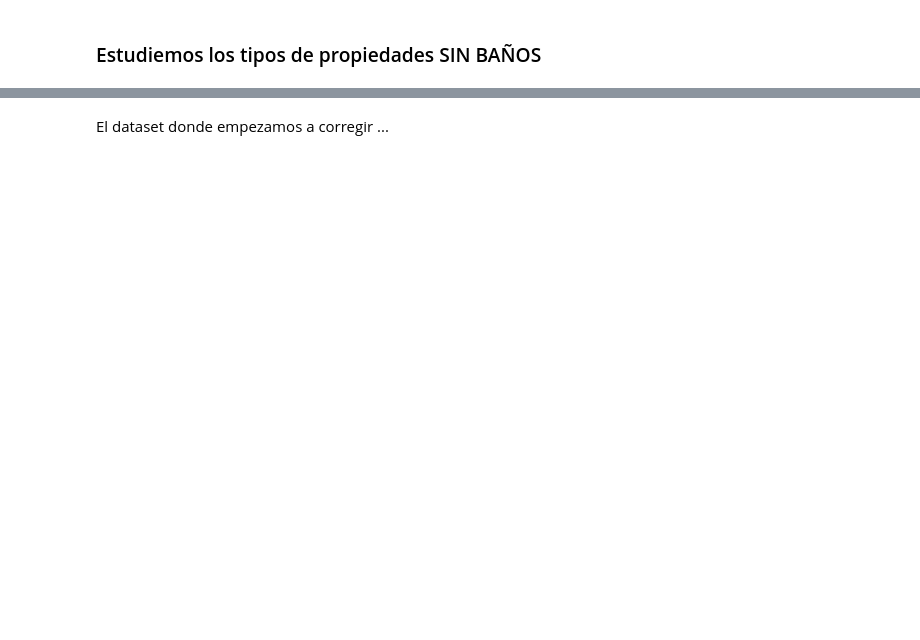
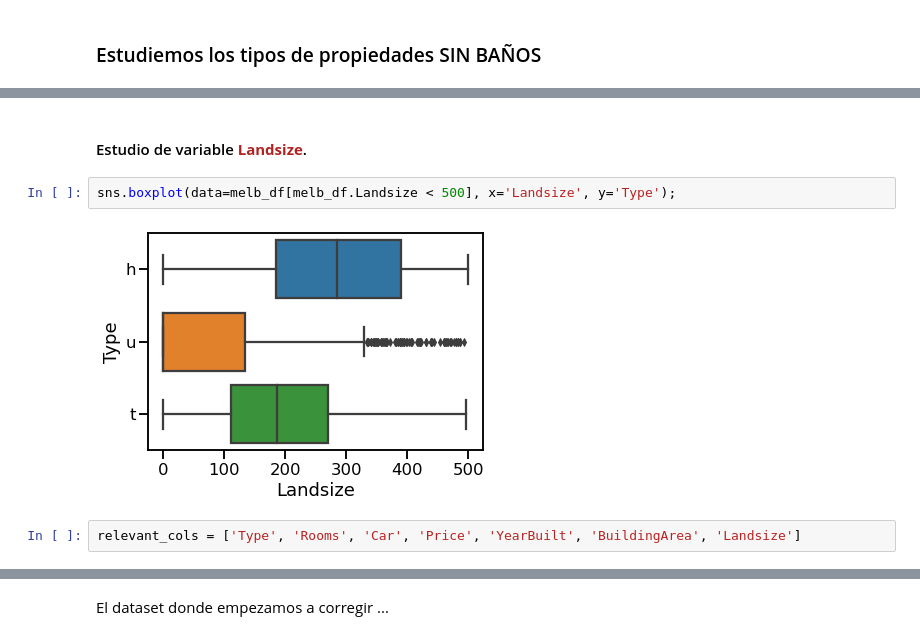
Before and after one commit to mgobbi289/DiploDatos, a Jupyter notebook: AnalisisyCuracion/03_DatosFaltantes.ipynb, the cells around one changed output, grey strips where cells are left out. Cells and saved outputs as stored; diff of their text form; blank space fills up the shorter version.

```diff
--- a/AnalisisyCuracion/03_DatosFaltantes.ipynb
+++ b/AnalisisyCuracion/03_DatosFaltantes.ipynb
@@ -269,0 +547,8 @@ melb_df.describe()
+# %% [markdown]
+#### Estudio de variable <span style="color:FireBrick">**Landsize**</span>.
+# %%
+sns.boxplot(data=melb_df[melb_df.Landsize < 500], x='Landsize', y='Type');
+# %% [output]
+[figure, added]
+# %%
+relevant_cols = ['Type', 'Rooms', 'Car', 'Price', 'YearBuilt', 'BuildingArea', 'Landsize']
```
Also changed, not shown: parts of 109 cells of this notebook.
